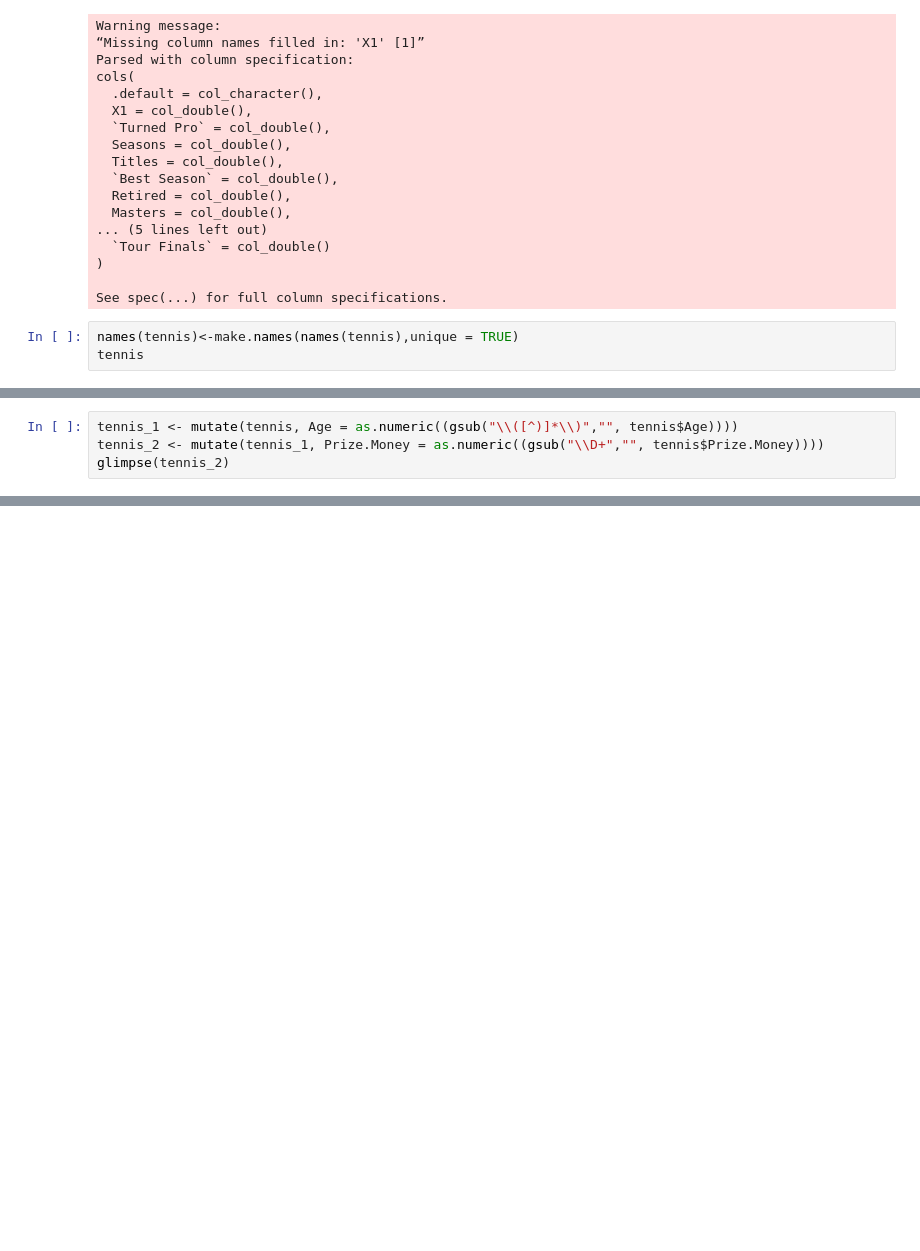
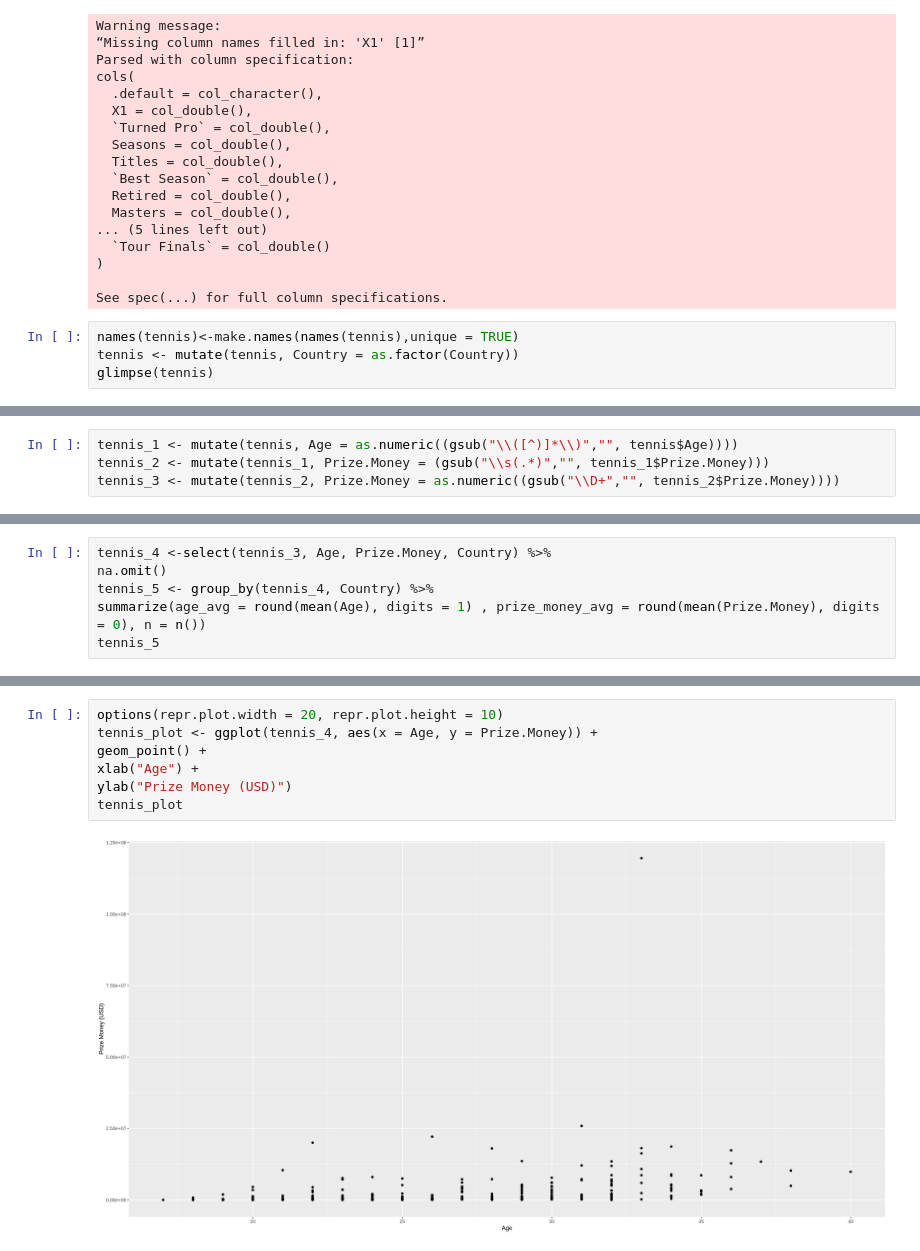
Before and after one commit to navg1250/dsci100_project, a Jupyter notebook: tennis_project.ipynb, the cells around one changed output, grey strips where cells are left out. Drawn from its saved outputs; the diff is of its cells as text; blank space fills up the shorter version.

```diff
--- a/tennis_project.ipynb
+++ b/tennis_project.ipynb
@@ -23,5 +23,6 @@ cols(
 See spec(...) for full column specifications.
 # %%
 names(tennis)<-make.names(names(tennis),unique = TRUE)
-tennis
+tennis <- mutate(tennis, Country = as.factor(Country))
+glimpse(tennis)
 # %% [output]
@@ -47,4 +46,4 @@ A spec_tbl_df: 500 × 38
 # %%
 tennis_1 <- mutate(tennis, Age = as.numeric((gsub("\\([^)]*\\)","", tennis$Age))))
-tennis_2 <- mutate(tennis_1, Prize.Money = as.numeric((gsub("\\D+","", tennis$Prize.Money))))
-glimpse(tennis_2)
+tennis_2 <- mutate(tennis_1, Prize.Money = (gsub("\\s(.*)","", tennis_1$Prize.Money)))
+tennis_3 <- mutate(tennis_2, Prize.Money = as.numeric((gsub("\\D+","", tennis_2$Prize.Money))))
@@ -68,0 +50,6 @@ $ Tour.Finals      <dbl> NA, NA, NA, NA, NA, NA, NA, NA, NA, NA, NA, NA, NA, …
+# %%
+tennis_4 <-select(tennis_3, Age, Prize.Money, Country) %>%
+na.omit()
+tennis_5 <- group_by(tennis_4, Country) %>%
+summarize(age_avg = round(mean(Age), digits = 1) , prize_money_avg = round(mean(Prize.Money), digits = 0), n = n())
+tennis_5
@@ -68,0 +77,9 @@ $ Tour.Finals      <dbl> NA, NA, NA, NA, NA, NA, NA, NA, NA, NA, NA, NA, NA, …
+# %%
+options(repr.plot.width = 20, repr.plot.height = 10)
+tennis_plot <- ggplot(tennis_4, aes(x = Age, y = Prize.Money)) +
+geom_point() +
+xlab("Age") +
+ylab("Prize Money (USD)")
+tennis_plot
+# %% [output]
+[figure, added]
```
Also changed, not shown: parts of 3 cells of this notebook.
